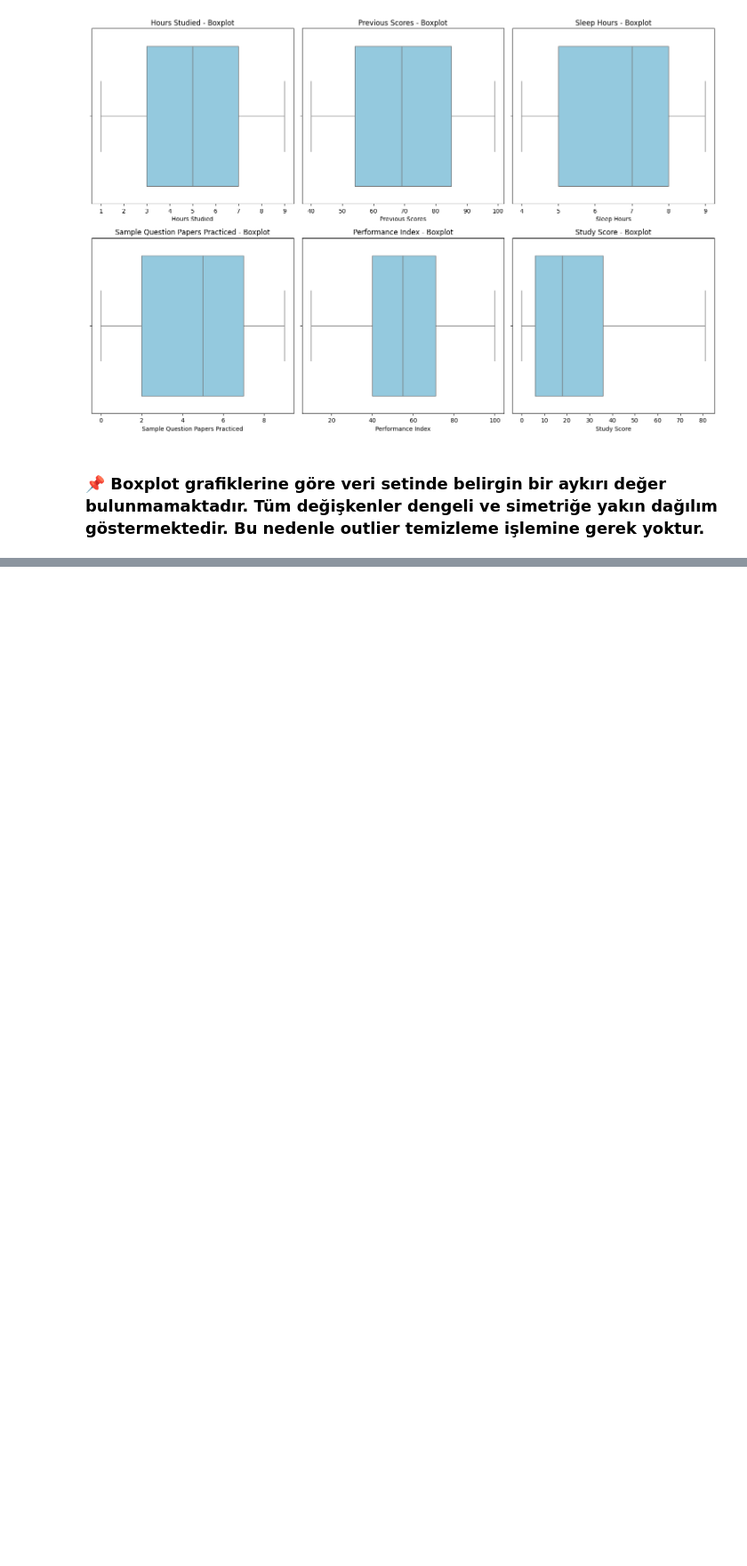
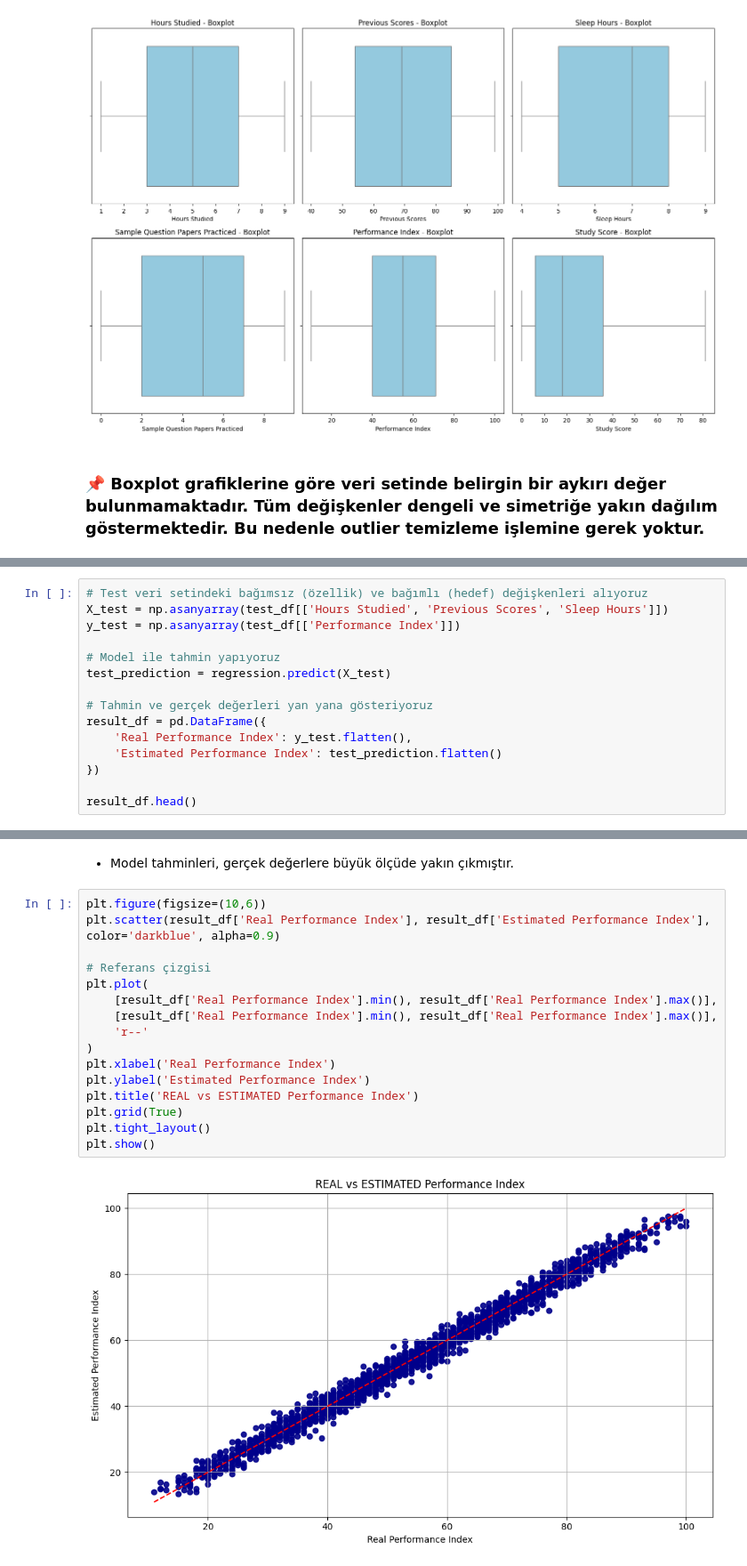
Before and after one commit to GorkemCin/Machine_Learning, a Jupyter notebook: Machine_Learning/supervised_ml/Multiple Linear Regression.ipynb, the cells around one changed output, grey strips where cells are left out. Shown: that part at 89% size. Drawn from its saved outputs; the diff is of its cells as text; blank space fills up the shorter version.

Commit message:
Update: Refined Multiple Linear Regression notebook

```diff
--- a/Machine_Learning/supervised_ml/Multiple Linear Regression.ipynb
+++ b/Machine_Learning/supervised_ml/Multiple Linear Regression.ipynb
@@ -447,0 +488,15 @@ plt.show()
+# %%
+# Test veri setindeki bağımsız (özellik) ve bağımlı (hedef) değişkenleri alıyoruz
+X_test = np.asanyarray(test_df[['Hours Studied', 'Previous Scores', 'Sleep Hours']])
+y_test = np.asanyarray(test_df[['Performance Index']])
+
+# Model ile tahmin yapıyoruz
+test_prediction = regression.predict(X_test)
+
+# Tahmin ve gerçek değerleri yan yana gösteriyoruz
+result_df = pd.DataFrame({
+    'Real Performance Index': y_test.flatten(),
+    'Estimated Performance Index': test_prediction.flatten()
+})
+
+result_df.head()
@@ -447,0 +510,20 @@ plt.show()
+# %% [markdown]
+* Model tahminleri, gerçek değerlere büyük ölçüde yakın çıkmıştır.
+# %%
+plt.figure(figsize=(10,6))
+plt.scatter(result_df['Real Performance Index'], result_df['Estimated Performance Index'], color='darkblue', alpha=0.9)
+
+# Referans çizgisi
+plt.plot(
+    [result_df['Real Performance Index'].min(), result_df['Real Performance Index'].max()],
+    [result_df['Real Performance Index'].min(), result_df['Real Performance Index'].max()],
+    'r--'
+)
+plt.xlabel('Real Performance Index')
+plt.ylabel('Estimated Performance Index')
+plt.title('REAL vs ESTIMATED Performance Index')
+plt.grid(True)
+plt.tight_layout()
+plt.show()
+# %% [output]
+[figure, added]
```
Also changed, not shown: parts of 10 cells of this notebook.
